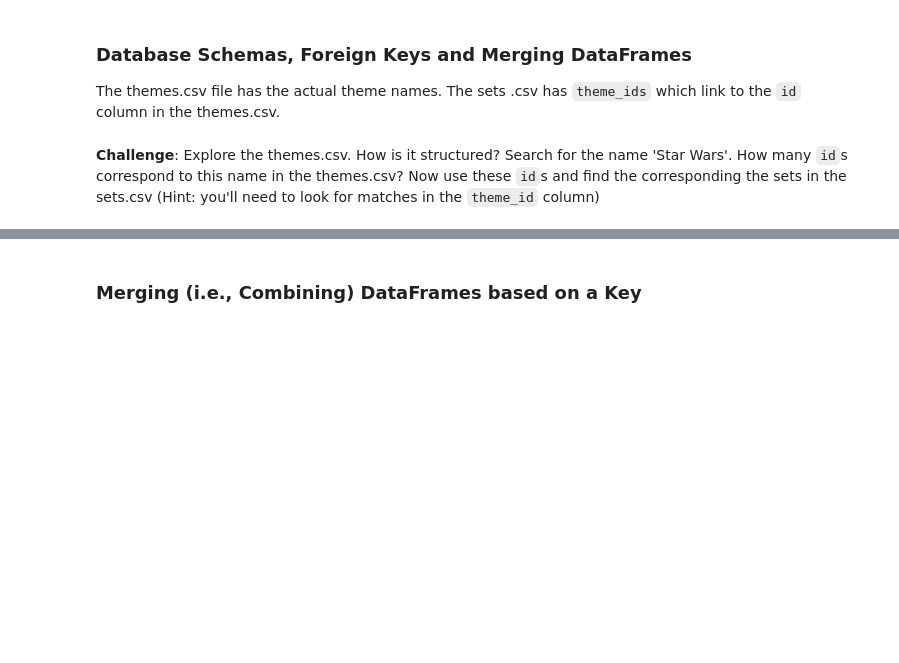
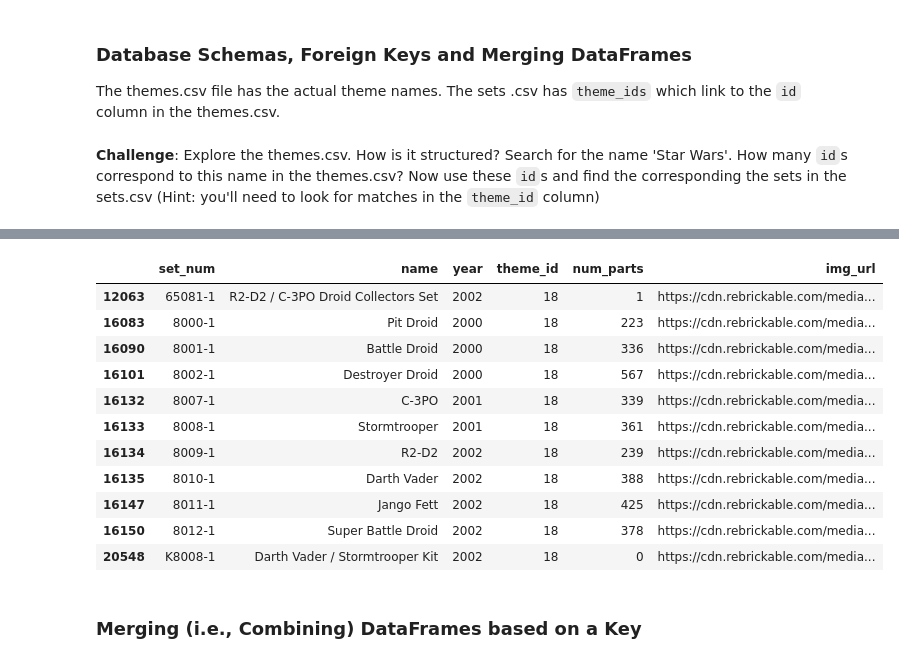
Before and after one commit to Preetraj2002/LEGO_analysis, a Jupyter notebook: Lego_Analysis.ipynb, the cells around one changed output, grey strips where cells are left out. Saved outputs shown, nothing was run; the diff lists cells and outputs as text; code cells hidden in the pictures; blank space fills up the shorter version.

```diff
--- a/Lego_Analysis.ipynb
+++ b/Lego_Analysis.ipynb
@@ -273,2 +309,17 @@ The themes.csv file has the actual theme names. The sets .csv has <code>theme_id
+# %%
+sets_df[sets_df.theme_id == 18]
+# %% [output]
+|  | set_num | name | year | theme_id | num_parts | img_url |
+| 12063 | 65081-1 | R2-D2 / C-3PO Droid Collectors Set | 2002 | 18 | 1 | https://cdn.rebrickable.com/media... |
+| 16083 | 8000-1 | Pit Droid | 2000 | 18 | 223 | https://cdn.rebrickable.com/media... |
+| 16090 | 8001-1 | Battle Droid | 2000 | 18 | 336 | https://cdn.rebrickable.com/media... |
+| 16101 | 8002-1 | Destroyer Droid | 2000 | 18 | 567 | https://cdn.rebrickable.com/media... |
+| 16132 | 8007-1 | C-3PO | 2001 | 18 | 339 | https://cdn.rebrickable.com/media... |
+| 16133 | 8008-1 | Stormtrooper | 2001 | 18 | 361 | https://cdn.rebrickable.com/media... |
+| 16134 | 8009-1 | R2-D2 | 2002 | 18 | 239 | https://cdn.rebrickable.com/media... |
+| 16135 | 8010-1 | Darth Vader | 2002 | 18 | 388 | https://cdn.rebrickable.com/media... |
+| 16147 | 8011-1 | Jango Fett | 2002 | 18 | 425 | https://cdn.rebrickable.com/media... |
+| 16150 | 8012-1 | Super Battle Droid | 2002 | 18 | 378 | https://cdn.rebrickable.com/media... |
+| 20548 | K8008-1 | Darth Vader / Stormtrooper Kit | 2002 | 18 | 0 | https://cdn.rebrickable.com/media... |
 # %% [markdown]
 ### Merging (i.e., Combining) DataFrames based on a Key
```
Also changed, not shown: parts of 6 cells of this notebook.
